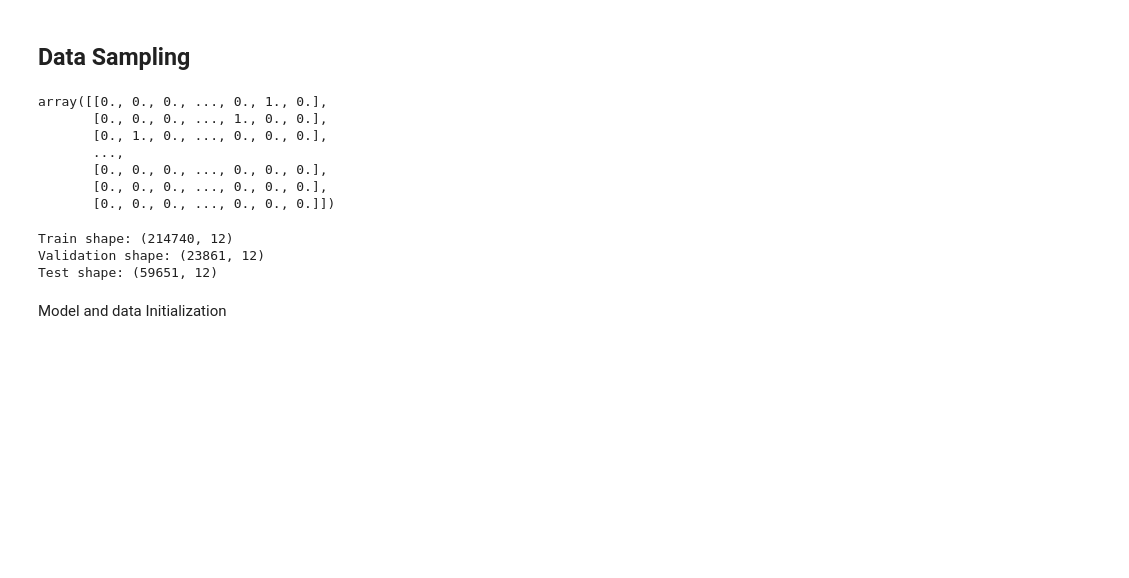
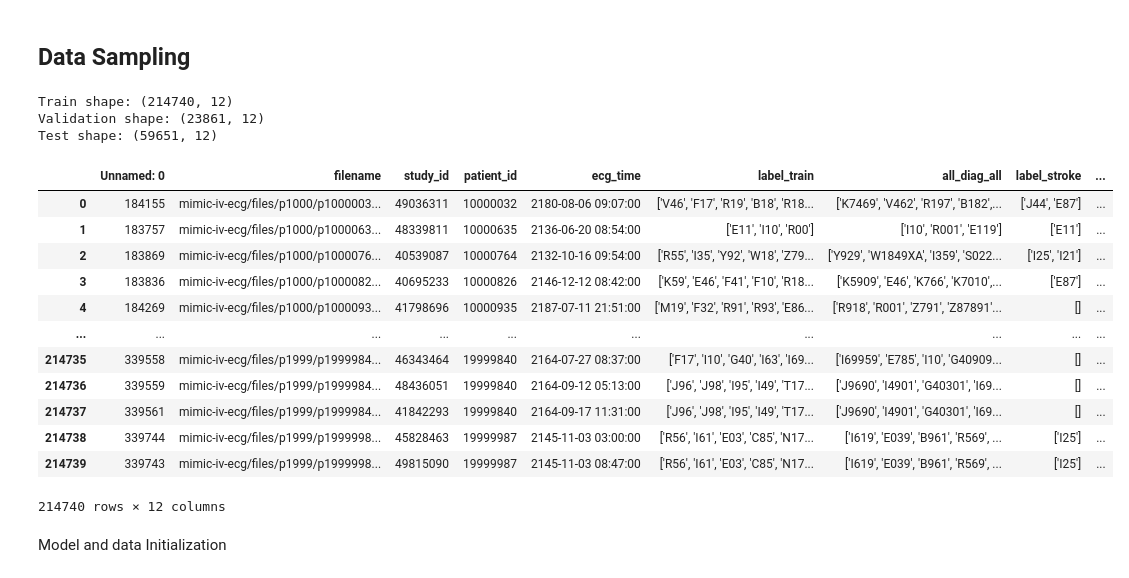
Before and after one commit to Zfeng0207/FIT3199-FYP, a Jupyter notebook: multi_label_lstm_classifier.ipynb, the cells around one changed output. Cells and saved outputs as stored; diff of their text form; code cells hidden in the pictures; blank space fills up the shorter version.

```diff
--- a/multi_label_lstm_classifier.ipynb
+++ b/multi_label_lstm_classifier.ipynb
@@ -565,20 +617,10 @@ Y = np.vstack([np.fromstring(row[0][1:-1], sep=' ') for row in Y_wrong])
-# %%
-Y
-# %% [output]
-array([[0., 0., 0., ..., 0., 1., 0.],
-       [0., 0., 0., ..., 1., 0., 0.],
-       [0., 1., 0., ..., 0., 0., 0.],
-       ...,
-       [0., 0., 0., ..., 0., 0., 0.],
-       [0., 0., 0., ..., 0., 0., 0.],
-       [0., 0., 0., ..., 0., 0., 0.]])
 # %%
 import pandas as pd
 import numpy as np
 from iterstrat.ml_stratifiers import MultilabelStratifiedKFold, MultilabelStratifiedShuffleSplit
 
 # Step 1: Load your full dataframe
-df = df_labels.copy()
+df = pd.read_csv("/content/drive/MyDrive/Colab Notebooks/ECG-MIMIC-main/src/data/label_df.csv")
 
 # Step 2: Prepare your multi-hot label matrix (columns with labels only)
 label_cols = ["res"]  # your real label columns
@@ -620,6 +662,22 @@ X_test, y_test = df_test, df_test[label_cols].values
 Train shape: (214740, 12)
 Validation shape: (23861, 12)
 Test shape: (59651, 12)
+# %%
+X_train
+# %% [output]
+|  | Unnamed: 0 | filename | study_id | patient_id | ecg_time | label_train | all_diag_all | label_stroke | ... |
+| 0 | 184155 | mimic-iv-ecg/files/p1000/p1000003... | 49036311 | 10000032 | 2180-08-06 09:07:00 | ['V46', 'F17', 'R19', 'B18', 'R18... | ['K7469', 'V462', 'R197', 'B182',... | ['J44', 'E87'] | ... |
+| 1 | 183757 | mimic-iv-ecg/files/p1000/p1000063... | 48339811 | 10000635 | 2136-06-20 08:54:00 | ['E11', 'I10', 'R00'] | ['I10', 'R001', 'E119'] | ['E11'] | ... |
+| 2 | 183869 | mimic-iv-ecg/files/p1000/p1000076... | 40539087 | 10000764 | 2132-10-16 09:54:00 | ['R55', 'I35', 'Y92', 'W18', 'Z79... | ['Y929', 'W1849XA', 'I359', 'S022... | ['I25', 'I21'] | ... |
+| 3 | 183836 | mimic-iv-ecg/files/p1000/p1000082... | 40695233 | 10000826 | 2146-12-12 08:42:00 | ['K59', 'E46', 'F41', 'F10', 'R18... | ['K5909', 'E46', 'K766', 'K7010',... | ['E87'] | ... |
+| 4 | 184269 | mimic-iv-ecg/files/p1000/p1000093... | 41798696 | 10000935 | 2187-07-11 21:51:00 | ['M19', 'F32', 'R91', 'R93', 'E86... | ['R918', 'R001', 'Z791', 'Z87891'... | [] | ... |
+| ... | ... | ... | ... | ... | ... | ... | ... | ... | ... |
+| 214735 | 339558 | mimic-iv-ecg/files/p1999/p1999984... | 46343464 | 19999840 | 2164-07-27 08:37:00 | ['F17', 'I10', 'G40', 'I63', 'I69... | ['I69959', 'E785', 'I10', 'G40909... | [] | ... |
+| 214736 | 339559 | mimic-iv-ecg/files/p1999/p1999984... | 48436051 | 19999840 | 2164-09-12 05:13:00 | ['J96', 'J98', 'I95', 'I49', 'T17... | ['J9690', 'I4901', 'G40301', 'I69... | [] | ... |
+| 214737 | 339561 | mimic-iv-ecg/files/p1999/p1999984... | 41842293 | 19999840 | 2164-09-17 11:31:00 | ['J96', 'J98', 'I95', 'I49', 'T17... | ['J9690', 'I4901', 'G40301', 'I69... | [] | ... |
+| 214738 | 339744 | mimic-iv-ecg/files/p1999/p1999998... | 45828463 | 19999987 | 2145-11-03 03:00:00 | ['R56', 'I61', 'E03', 'C85', 'N17... | ['I619', 'E039', 'B961', 'R569', ... | ['I25'] | ... |
+| 214739 | 339743 | mimic-iv-ecg/files/p1999/p1999998... | 49815090 | 19999987 | 2145-11-03 08:47:00 | ['R56', 'I61', 'E03', 'C85', 'N17... | ['I619', 'E039', 'B961', 'R569', ... | ['I25'] | ... |
+214740 rows × 12 columns
 # %%
 # from sklearn.utils.class_weight import compute_class_weight
 
```
Also changed, not shown: parts of 11 cells of this notebook.
